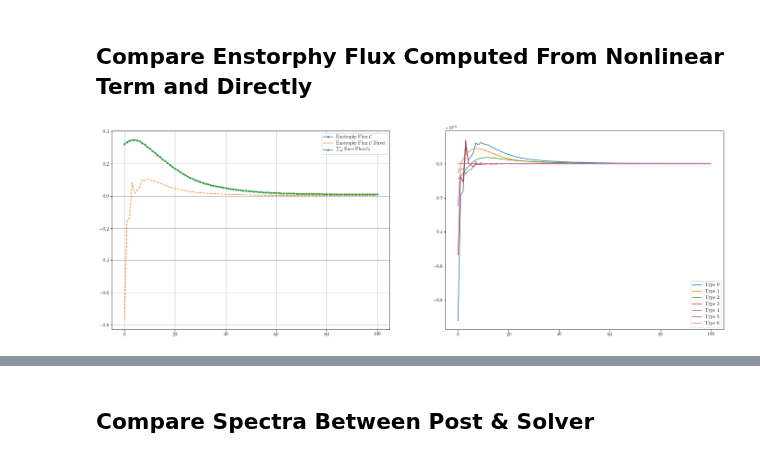
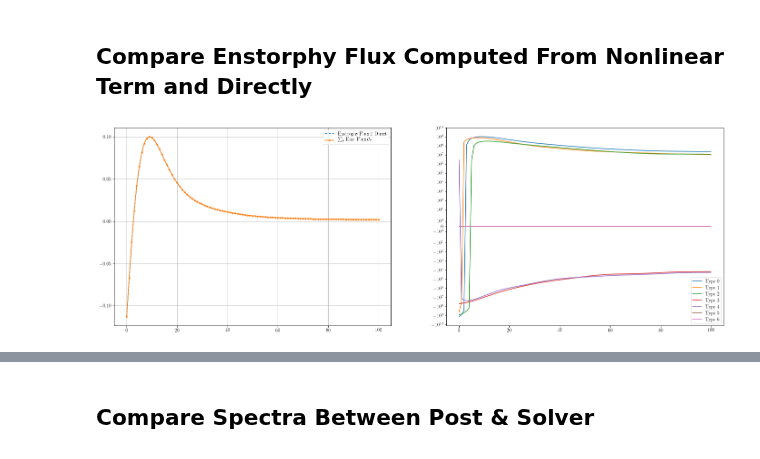
Before and after one commit to EndCar808/2D-Navier-Stokes, a Jupyter notebook: Plotting/CompareFluxes.ipynb, the cells around one changed output, grey strips where cells are left out. Saved outputs shown, nothing was run; the diff lists cells and outputs as text; code cells hidden in the pictures.

```diff
--- a/Plotting/CompareFluxes.ipynb
+++ b/Plotting/CompareFluxes.ipynb
@@ -60,22 +60,23 @@ def spectra_accum(spec):
 # %%
 const_fac = 4.0 * np.pi**2
 norm_fac  = 0.5 / (sys_vars.Nx * sys_vars.Ny)**2
 theta = int(post_data.num_sect // 2) + 3
 
 fig = plt.figure(figsize = (24, 8))
 gs  = GridSpec(1, 2)
 ax1 = fig.add_subplot(gs[0, 0])
-ax1.plot(post_data.enst_flux_C[:], '.-')
 ax1.plot(post_data.enst_flux_test[:, 0] * const_fac * norm_fac / 14000, '--')
-ax1.plot(np.sum(post_data.enst_flux_C_theta[:, :], axis = -1), '.-')
+ax1.plot(np.sum(post_data.enst_flux_C_theta[:, :], axis = -1) * 0.29257, '.-')
+# ax1.plot(post_data.enst_flux_C[:], '.-')
 ax1.grid()
-ax1.legend([r"Enstrophy Flux $\mathcal{C}$", r"Enstrophy Flux $\mathcal{C}$ Direct", r"$\sum_\theta$ Enst Flux $\mathcal{C}_\theta$"])
+ax1.legend([r"Enstrophy Flux $\mathcal{C}$ Direct", r"$\sum_\theta$ Enst Flux $\mathcal{C}_\theta$", r"Enstrophy Flux $\mathcal{C}$"])
 
 ax2 = fig.add_subplot(gs[0, 1])
 for i in range(post_data.triad_R_test.shape[1]):
     ax2.plot(post_data.enst_flux_test[:, i])
+# ax2.set_yscale('log')
 ax2.legend([r"Type {}".format(i) for i in range(post_data.triad_R_test.shape[1])])
-# ax2.set_yscale('symlog')
+ax2.set_yscale('symlog')
 plt.show()
 # %% [output]
-[figure, old version]
+[figure, new version]
```
Also changed, not shown: parts of 5 cells of this notebook, 4 other files.
